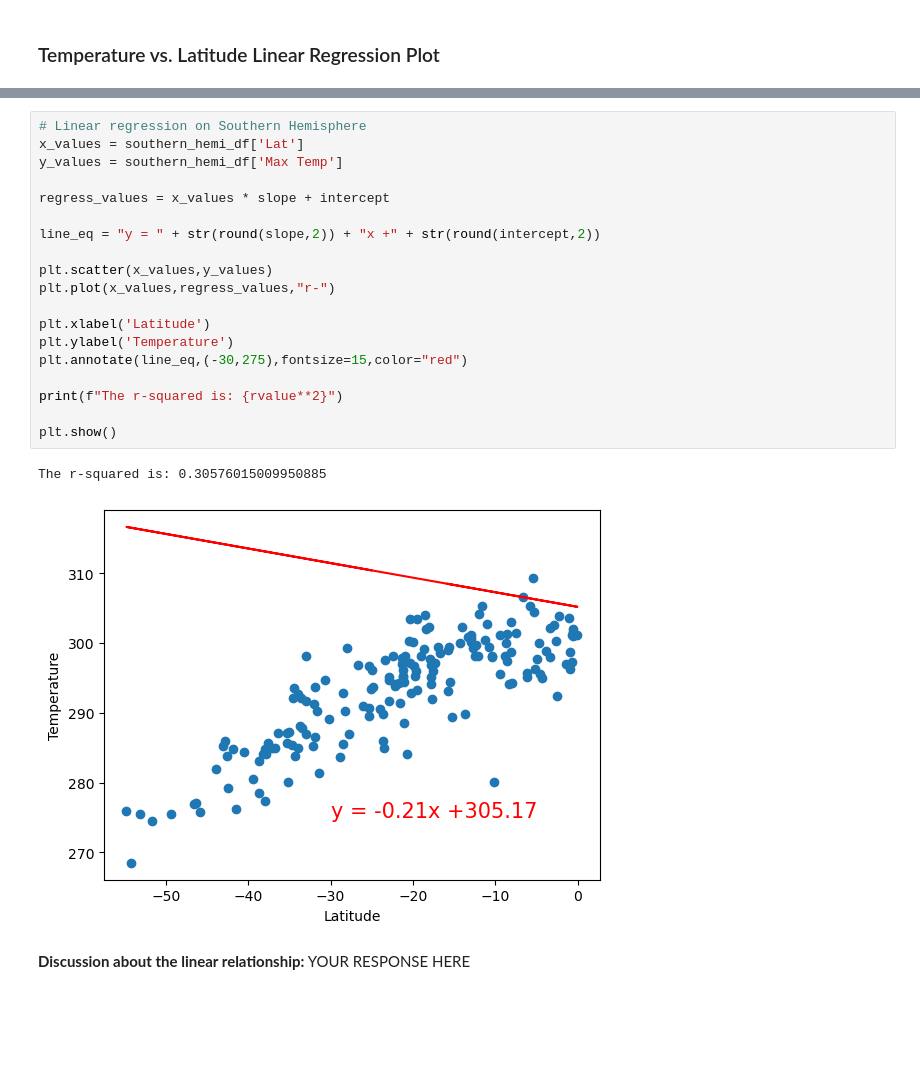
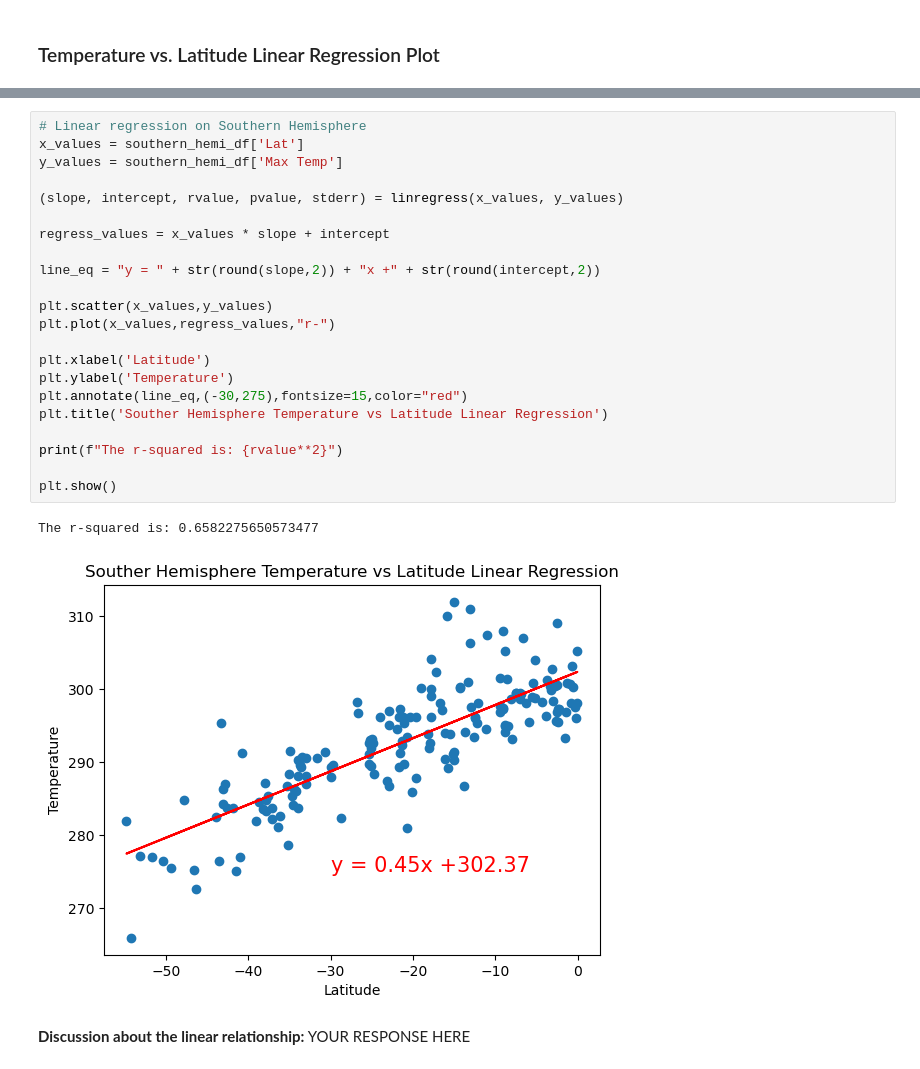
Before and after one commit to rosamp1/python-api-challenge, a Jupyter notebook: WeatherPy/WeatherPy.ipynb, the cells around one changed output, grey strips where cells are left out. Cells and saved outputs as stored; diff of their text form; blank space fills up the shorter version.

```diff
--- a/WeatherPy/WeatherPy.ipynb
+++ b/WeatherPy/WeatherPy.ipynb
@@ -345,25 +347,28 @@ The r-squared is: 0.30576015009950885
 # %%
 # Linear regression on Southern Hemisphere
 x_values = southern_hemi_df['Lat']
 y_values = southern_hemi_df['Max Temp']
+
+(slope, intercept, rvalue, pvalue, stderr) = linregress(x_values, y_values)
 
 regress_values = x_values * slope + intercept
 
 line_eq = "y = " + str(round(slope,2)) + "x +" + str(round(intercept,2))
 
 plt.scatter(x_values,y_values)
 plt.plot(x_values,regress_values,"r-")
 
 plt.xlabel('Latitude')
 plt.ylabel('Temperature')
 plt.annotate(line_eq,(-30,275),fontsize=15,color="red")
+plt.title('Souther Hemisphere Temperature vs Latitude Linear Regression')
 
 print(f"The r-squared is: {rvalue**2}")
 
 plt.show()
 # %% [output]
-The r-squared is: 0.30576015009950885
+The r-squared is: 0.6582275650573477
-[figure, old version]
+[figure, new version]
 # %% [markdown]
 **Discussion about the linear relationship:** YOUR RESPONSE HERE
 # %% [markdown]
```
Also changed, not shown: parts of 25 cells of this notebook, 5 other files.
